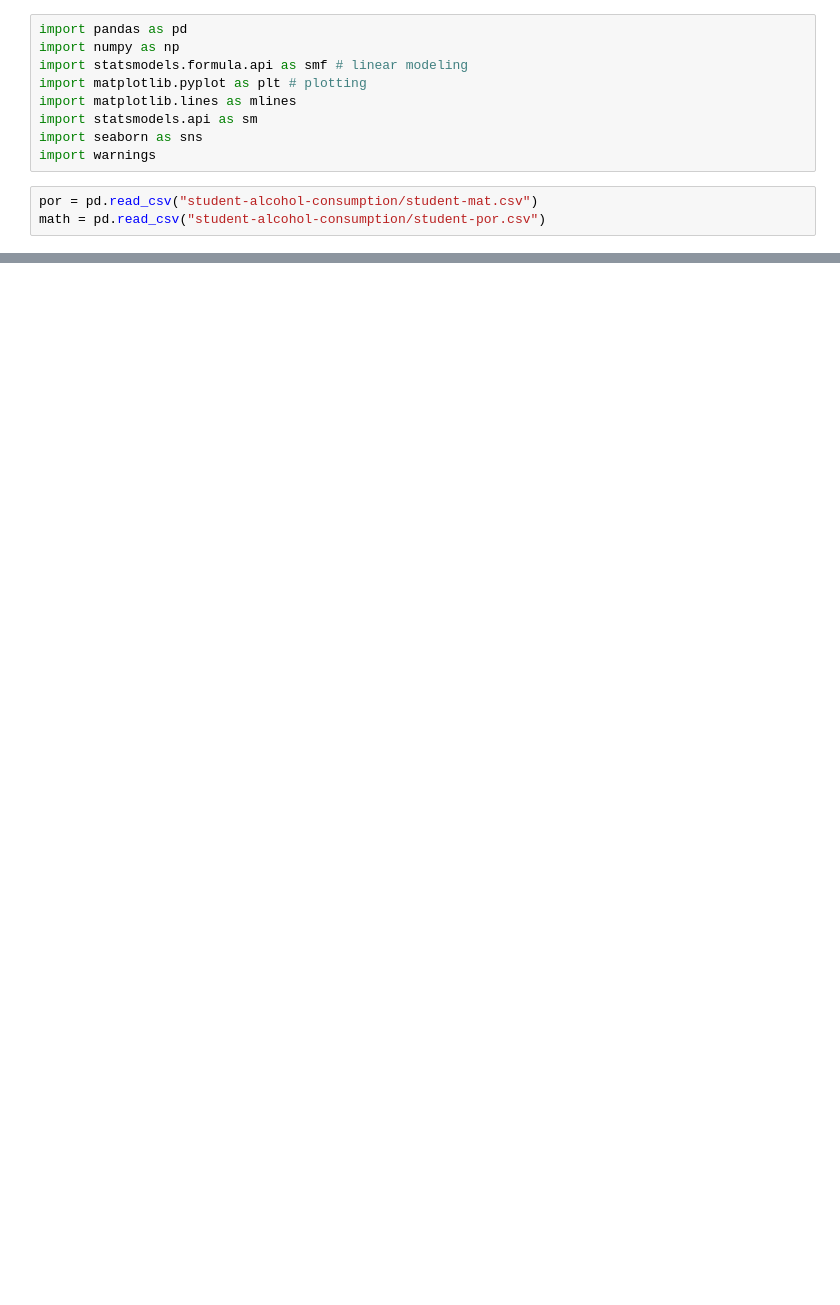
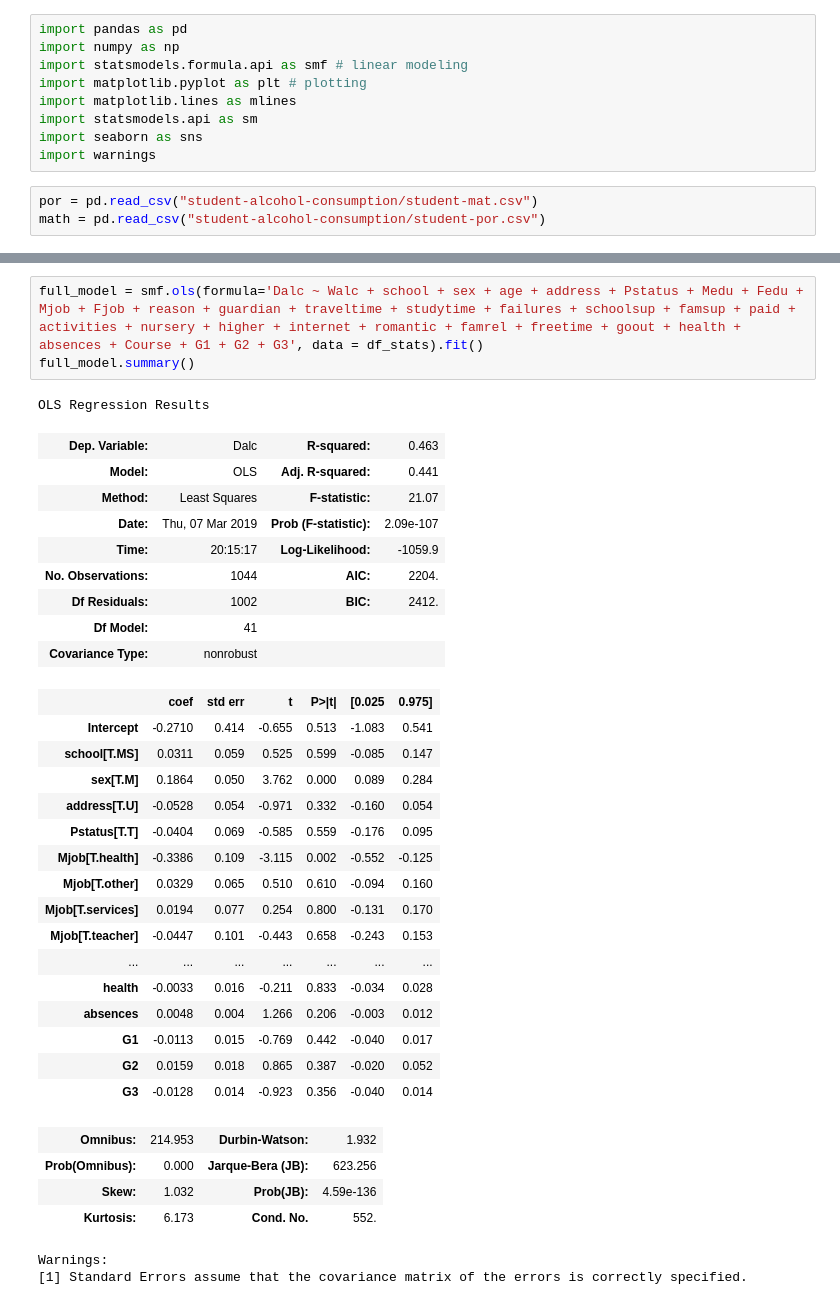
Before and after one commit to chengyi9/370-final, a Jupyter notebook: Rough Work.ipynb, the cells around one changed output, grey strips where cells are left out. Saved outputs shown, nothing was run; the diff lists cells and outputs as text; blank space fills up the shorter version.

```diff
--- a/Rough Work.ipynb
+++ b/Rough Work.ipynb
@@ -35,0 +73,36 @@ df
+# %%
+full_model = smf.ols(formula='Dalc ~ Walc + school + sex + age + address + Pstatus + Medu + Fedu + Mjob + Fjob + reason + guardian + traveltime + studytime + failures + schoolsup + famsup + paid + activities + nursery + higher + internet + romantic + famrel + freetime + goout + health + absences + Course + G1 + G2 + G3', data = df_stats).fit()
+full_model.summary()
+# %% [output]
+OLS Regression Results
+| Dep. Variable: | Dalc | R-squared: | 0.463 |
+| Model: | OLS | Adj. R-squared: | 0.441 |
+| Method: | Least Squares | F-statistic: | 21.07 |
+| Date: | Thu, 07 Mar 2019 | Prob (F-statistic): | 2.09e-107 |
+| Time: | 20:15:17 | Log-Likelihood: | -1059.9 |
+| No. Observations: | 1044 | AIC: | 2204. |
+| Df Residuals: | 1002 | BIC: | 2412. |
+| Df Model: | 41 |  |  |
+| Covariance Type: | nonrobust |  |  |
+|  | coef | std err | t | P>|t| | [0.025 | 0.975] |
+| Intercept | -0.2710 | 0.414 | -0.655 | 0.513 | -1.083 | 0.541 |
+| school[T.MS] | 0.0311 | 0.059 | 0.525 | 0.599 | -0.085 | 0.147 |
+| sex[T.M] | 0.1864 | 0.050 | 3.762 | 0.000 | 0.089 | 0.284 |
+| address[T.U] | -0.0528 | 0.054 | -0.971 | 0.332 | -0.160 | 0.054 |
+| Pstatus[T.T] | -0.0404 | 0.069 | -0.585 | 0.559 | -0.176 | 0.095 |
+| Mjob[T.health] | -0.3386 | 0.109 | -3.115 | 0.002 | -0.552 | -0.125 |
+| Mjob[T.other] | 0.0329 | 0.065 | 0.510 | 0.610 | -0.094 | 0.160 |
+| Mjob[T.services] | 0.0194 | 0.077 | 0.254 | 0.800 | -0.131 | 0.170 |
+| Mjob[T.teacher] | -0.0447 | 0.101 | -0.443 | 0.658 | -0.243 | 0.153 |
+| ... | ... | ... | ... | ... | ... | ... |
+| health | -0.0033 | 0.016 | -0.211 | 0.833 | -0.034 | 0.028 |
+| absences | 0.0048 | 0.004 | 1.266 | 0.206 | -0.003 | 0.012 |
+| G1 | -0.0113 | 0.015 | -0.769 | 0.442 | -0.040 | 0.017 |
+| G2 | 0.0159 | 0.018 | 0.865 | 0.387 | -0.020 | 0.052 |
+| G3 | -0.0128 | 0.014 | -0.923 | 0.356 | -0.040 | 0.014 |
+| Omnibus: | 214.953 | Durbin-Watson: | 1.932 |
+| Prob(Omnibus): | 0.000 | Jarque-Bera (JB): | 623.256 |
+| Skew: | 1.032 | Prob(JB): | 4.59e-136 |
+| Kurtosis: | 6.173 | Cond. No. | 552. |
+Warnings:
+[1] Standard Errors assume that the covariance matrix of the errors is correctly specified.
```
Also changed, not shown: parts of 7 cells of this notebook.
